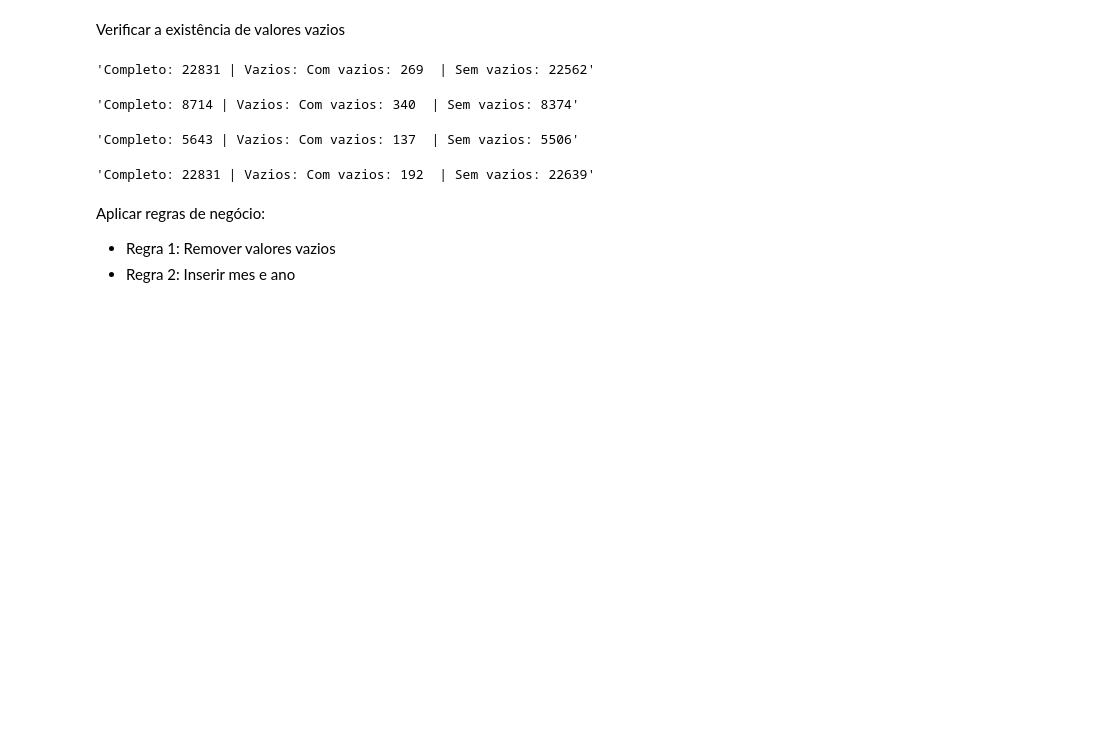
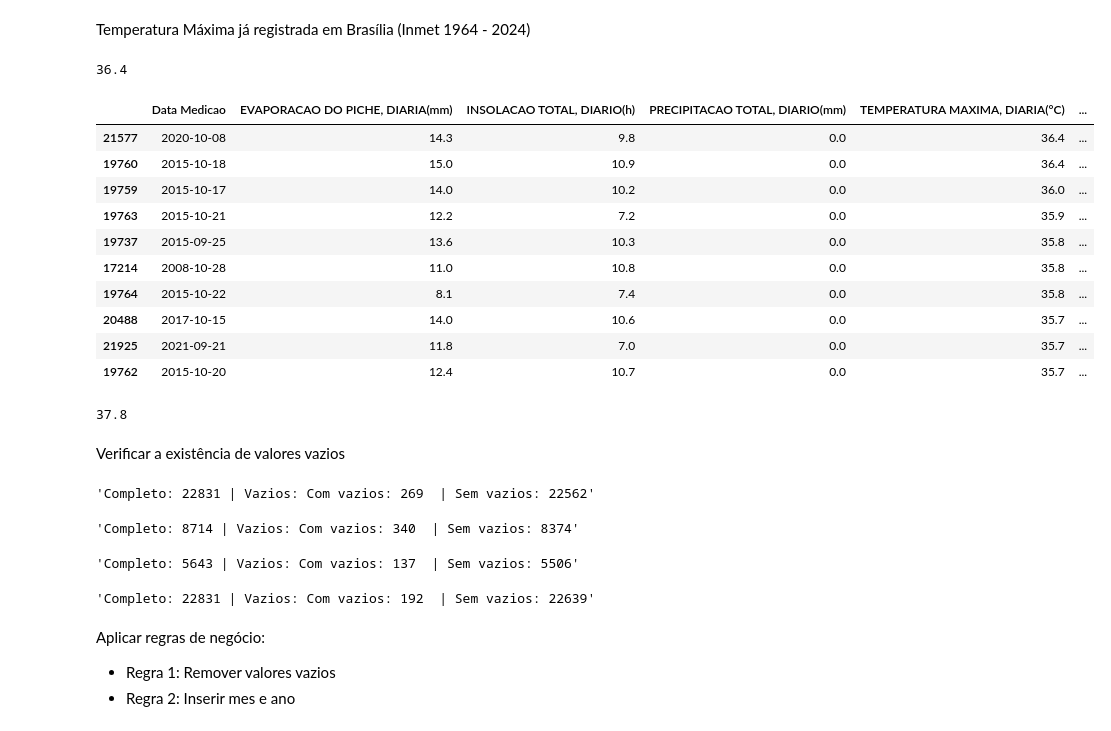
Before and after one commit to rvidals/processamento_dados_climaticos_Inmet, a Jupyter notebook: TEMPERATURA_MED_MAX_INMET_ESTACAO_BRASILIA_1961_2023.ipynb, the cells around one changed output. Cells and saved outputs as stored; diff of their text form; code cells hidden in the pictures; blank space fills up the shorter version.

```diff
--- a/TEMPERATURA_MED_MAX_INMET_ESTACAO_BRASILIA_1961_2023.ipynb
+++ b/TEMPERATURA_MED_MAX_INMET_ESTACAO_BRASILIA_1961_2023.ipynb
@@ -99,6 +99,30 @@ def calcular_temperatura_media_ano_completo(df: pd.DataFrame, colunas: list, col
 df_bsb_83377_d = carregar_dados_csv(caminho_arquivo('dados_83377_D_1961-09-11_2024-03-14.csv'))
 df_bsb_A001_d = carregar_dados_csv(caminho_arquivo('dados_A001_D_2000-05-06_2024-03-14.csv'))
 df_AguasEmendadas_A045_d = carregar_dados_csv(caminho_arquivo('dados_A045_D_2008-10-02_2024-03-14.csv'))
+# %% [markdown]
+Temperatura Máxima já registrada em Brasília (Inmet 1964 - 2024)
+# %%
+df_bsb_83377_d['TEMPERATURA MAXIMA, DIARIA(°C)'].max()
+# %% [output]
+36.4
+# %%
+df_bsb_83377_d.sort_values(by=['TEMPERATURA MAXIMA, DIARIA(°C)'], ascending=False).head(10)
+# %% [output]
+|  | Data Medicao | EVAPORACAO DO PICHE, DIARIA(mm) | INSOLACAO TOTAL, DIARIO(h) | PRECIPITACAO TOTAL, DIARIO(mm) | TEMPERATURA MAXIMA, DIARIA(°C) | ... |
+| 21577 | 2020-10-08 | 14.3 | 9.8 | 0.0 | 36.4 | ... |
+| 19760 | 2015-10-18 | 15.0 | 10.9 | 0.0 | 36.4 | ... |
+| 19759 | 2015-10-17 | 14.0 | 10.2 | 0.0 | 36.0 | ... |
+| 19763 | 2015-10-21 | 12.2 | 7.2 | 0.0 | 35.9 | ... |
+| 19737 | 2015-09-25 | 13.6 | 10.3 | 0.0 | 35.8 | ... |
+| 17214 | 2008-10-28 | 11.0 | 10.8 | 0.0 | 35.8 | ... |
+| 19764 | 2015-10-22 | 8.1 | 7.4 | 0.0 | 35.8 | ... |
+| 20488 | 2017-10-15 | 14.0 | 10.6 | 0.0 | 35.7 | ... |
+| 21925 | 2021-09-21 | 11.8 | 7.0 | 0.0 | 35.7 | ... |
+| 19762 | 2015-10-20 | 12.4 | 10.7 | 0.0 | 35.7 | ... |
+# %%
+df_AguasEmendadas_A045_d['TEMPERATURA MAXIMA, DIARIA (AUT)(°C)'].max()
+# %% [output]
+37.8
 # %% [markdown]
 Verificar a existência de valores vazios
 # %%
```
Also changed, not shown: parts of 12 cells of this notebook, 3 other files.
